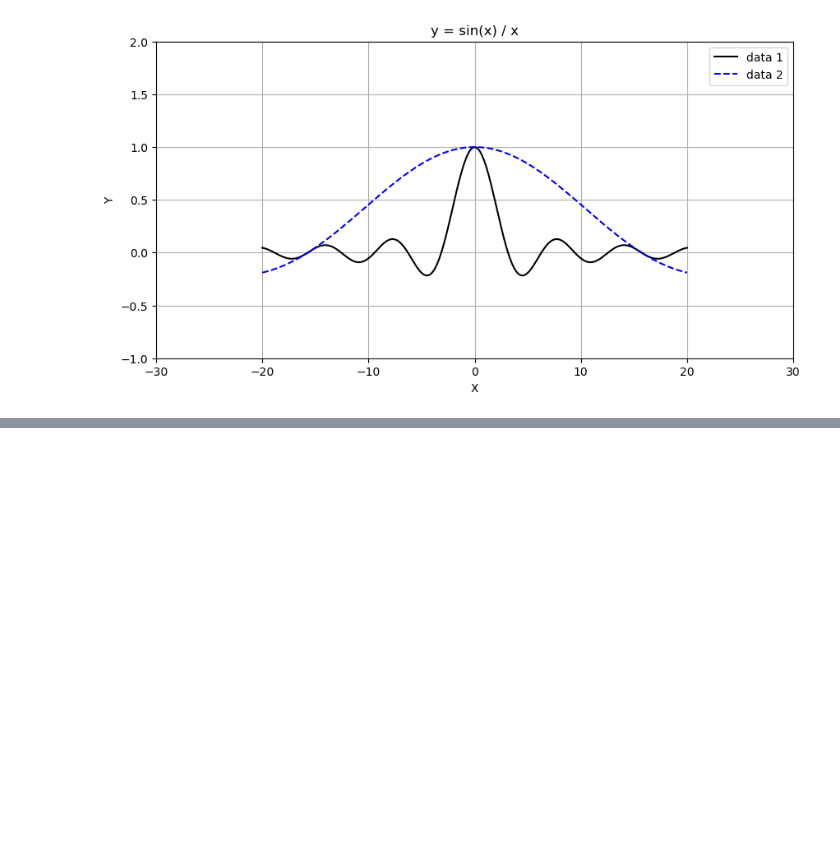
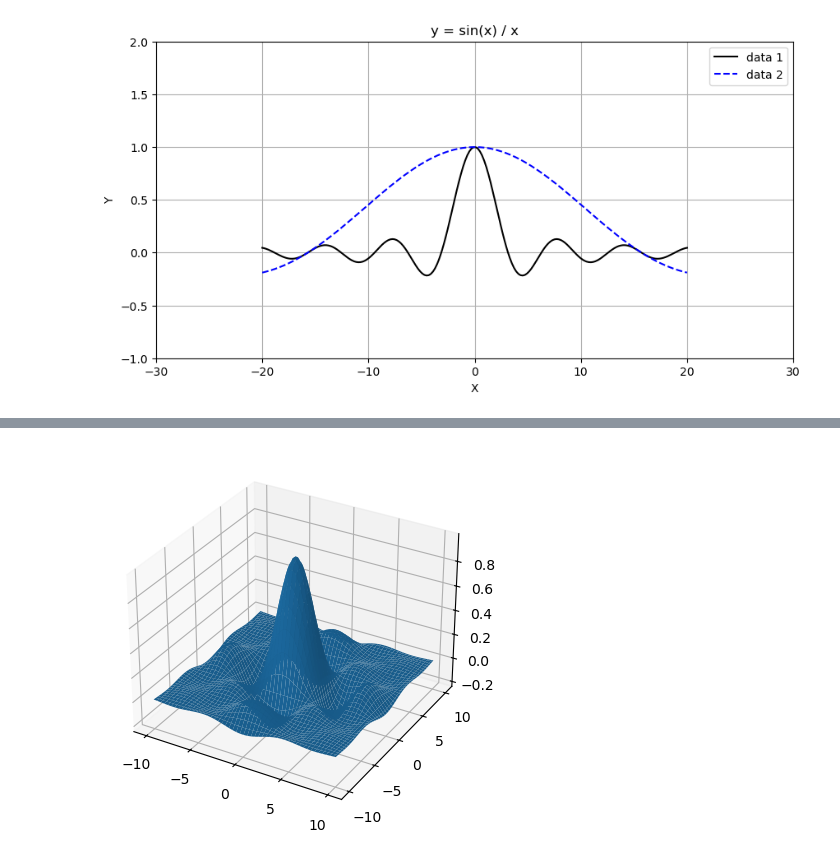
Before and after one commit to Jenyay/modelling, a Jupyter notebook: python language/src/16. Matplotlib/matplotlib.ipynb, the cells around one changed output, grey strips where cells are left out. Cells and saved outputs as stored; diff of their text form; code cells hidden in the pictures; blank space fills up the shorter version.

Commit message:
Добвил новые примеры про Matplotlib

```diff
--- a/python language/src/16. Matplotlib/matplotlib.ipynb
+++ b/python language/src/16. Matplotlib/matplotlib.ipynb
@@ -397,3 +397,15 @@ xlabel=Text(0.5, 0, 'X')
 ylabel=Text(0, 0.5, 'Y')
 title=Text(0.5, 1.0, 'y = sin(x) / x')
 [figure]
+# %%
+# Создание сетки для трехмерных графиков
+import numpy as np
+
+x, y = np.meshgrid([1,2,3], [4,5,6,7])
+
+print("x:")
+print(x)
+print()
+
+print("y:")
+print(y)
@@ -399,0 +424,29 @@ title=Text(0.5, 1.0, 'y = sin(x) / x')
+# %%
+# Построение трехмерной поверхности для функции вида z = f(x, y)
+
+import matplotlib.pyplot as plt
+import numpy as np
+
+
+def makeData ():
+    # Строим сетку в интервале от -10 до 10, имеющую 100 отсчетов по обеим координатам
+    x = np.linspace (-10, 10, 100)
+    y = np.linspace (-10, 10, 100)
+
+    # Создаем двумерную матрицу-сетку
+    xgrid, ygrid = np.meshgrid(x, y)
+
+    # В узлах рассчитываем значение функции
+    z = np.sin(xgrid) * np.sin(ygrid) / (xgrid * ygrid)
+    return xgrid, ygrid, z
+
+
+if __name__ == '__main__':
+    x, y, z = makeData()
+
+    fig = plt.figure()
+    axes = fig.add_subplot(projection='3d')
+    axes.plot_surface(x, y, z)
+    plt.show()
+# %% [output]
+[figure, added]
```
Also changed, not shown: parts of 3 cells of this notebook, 5 other files.
